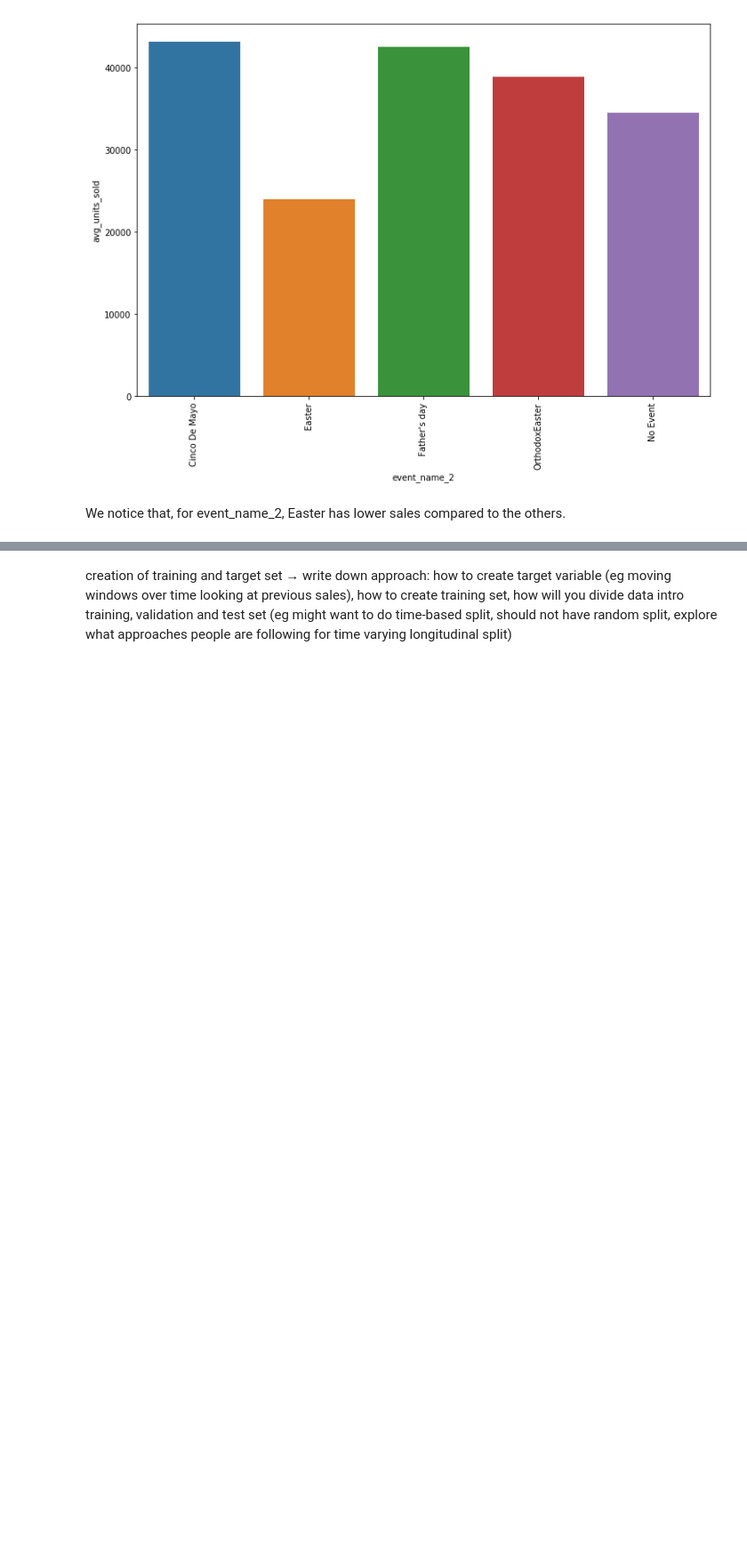
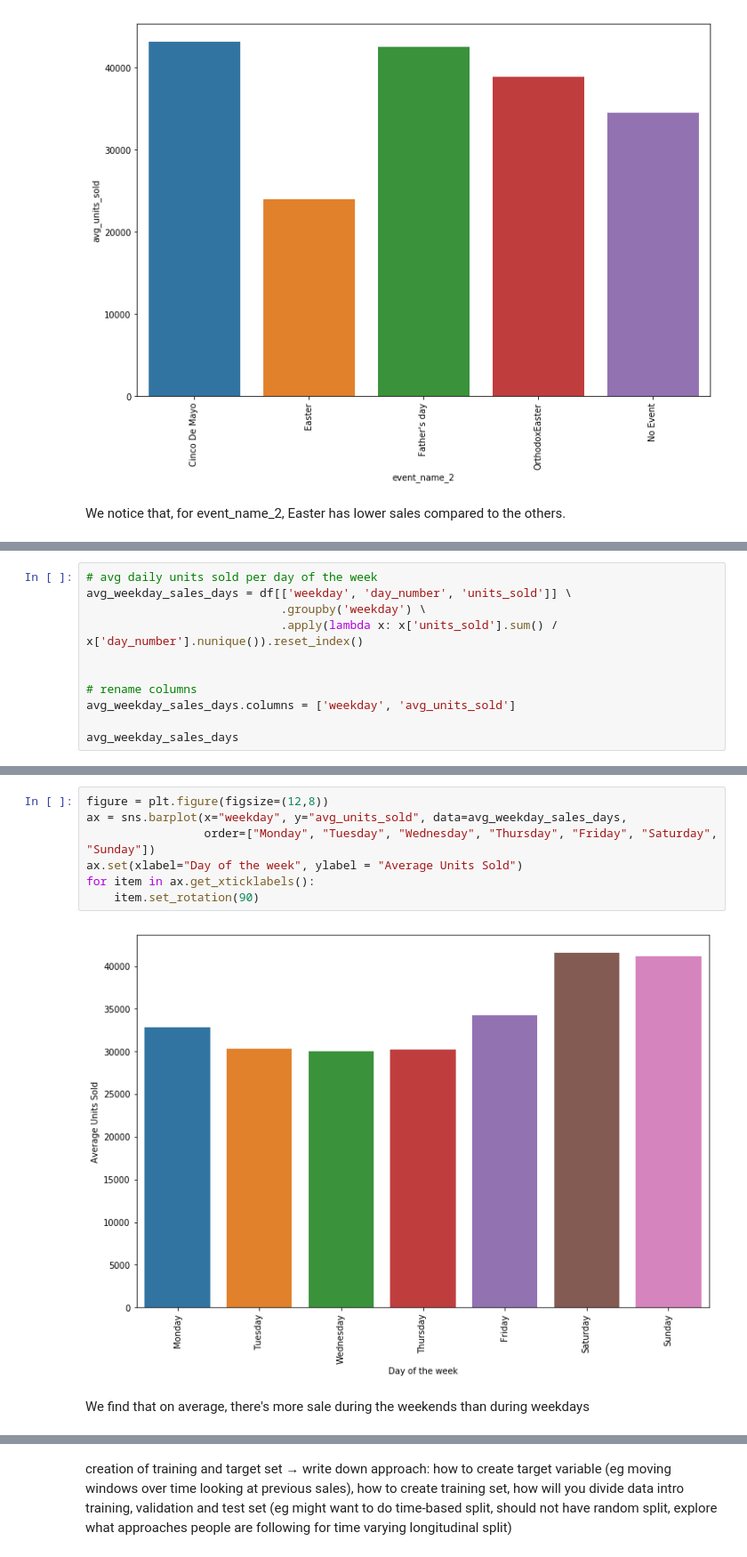
Before and after one commit to atabas/M5-Forecasting-Accuracy, a Jupyter notebook: 1-EDA.ipynb, the cells around one changed output, grey strips where cells are left out. Shown: that part at 89% size. Cells and saved outputs as stored; diff of their text form; blank space fills up the shorter version.

```diff
--- a/1-EDA.ipynb
+++ b/1-EDA.ipynb
@@ -635,0 +668,11 @@ We notice that, for event_name_2, Easter has lower sales compared to the others.
+# %%
+# avg daily units sold per day of the week
+avg_weekday_sales_days = df[['weekday', 'day_number', 'units_sold']] \
+                            .groupby('weekday') \
+                            .apply(lambda x: x['units_sold'].sum() / x['day_number'].nunique()).reset_index()
+
+
+# rename columns
+avg_weekday_sales_days.columns = ['weekday', 'avg_units_sold']
+
+avg_weekday_sales_days
@@ -635,0 +688,11 @@ We notice that, for event_name_2, Easter has lower sales compared to the others.
+# %%
+figure = plt.figure(figsize=(12,8))
+ax = sns.barplot(x="weekday", y="avg_units_sold", data=avg_weekday_sales_days,
+                 order=["Monday", "Tuesday", "Wednesday", "Thursday", "Friday", "Saturday", "Sunday"])
+ax.set(xlabel="Day of the week", ylabel = "Average Units Sold")
+for item in ax.get_xticklabels():
+    item.set_rotation(90)
+# %% [output]
+[figure, added]
+# %% [markdown]
+We find that on average, there's more sale during the weekends than during weekdays
```
Also changed, not shown: parts of 34 cells of this notebook.
